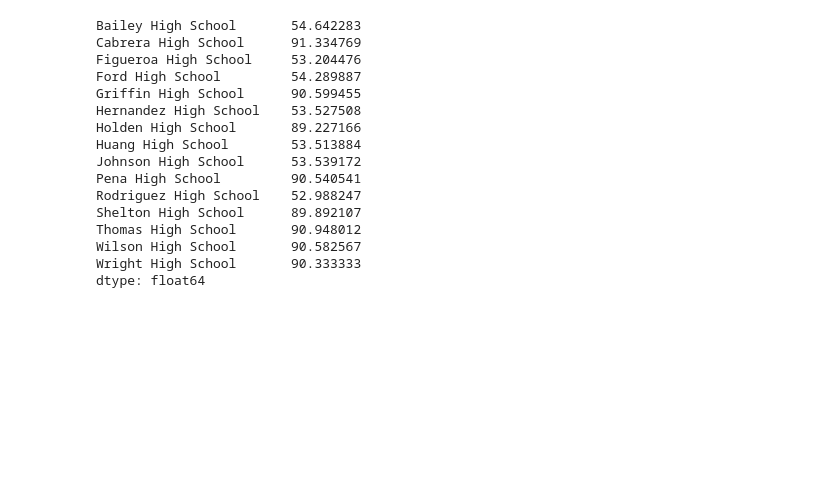
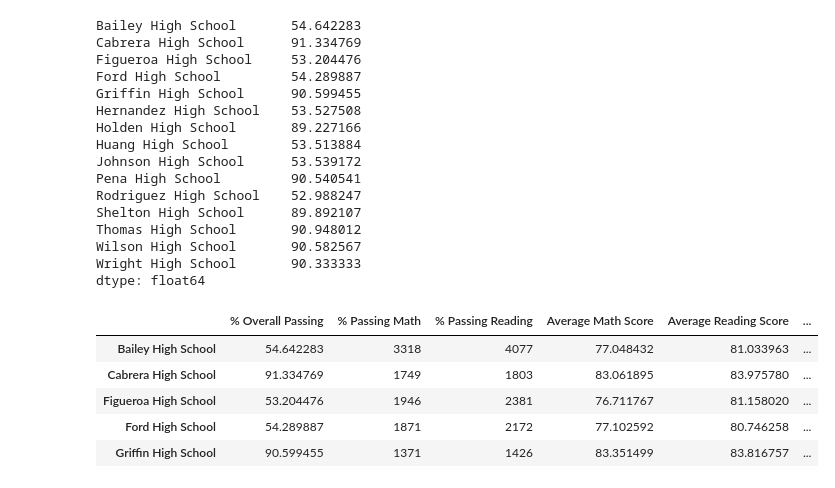
Before and after one commit to NishatSultana3538/School_District_Analysis, a Jupyter notebook: PyCitySchools.ipynb, the cells around one changed output. Drawn from its saved outputs; the diff is of its cells as text; code cells hidden in the pictures; blank space fills up the shorter version.

```diff
--- a/PyCitySchools.ipynb
+++ b/PyCitySchools.ipynb
@@ -990,3 +987,26 @@ Thomas High School       90.948012
 Wilson High School       90.582567
 Wright High School       90.333333
 dtype: float64
+# %%
+# 4.8.6 Create the School Summary DataFrame
+# Adding a list of values with keys to create a new DataFrame.
+
+per_school_summary_df = pd.DataFrame({
+             "School Type": per_school_types,
+             "Total Students": per_school_counts,
+             "Total School Budget": per_school_budget,
+             "Per Student Budget": per_school_capita,
+             "Average Math Score": per_school_math,
+           "Average Reading Score": per_school_reading,
+           "% Passing Math": per_school_passing_math,
+           "% Passing Reading": per_school_passing_reading,
+           "% Overall Passing": per_overall_passing_percentage})
+# %%
+per_school_summary_df.head()
+# %% [output]
+|  | % Overall Passing | % Passing Math | % Passing Reading | Average Math Score | Average Reading Score | ... |
+| Bailey High School | 54.642283 | 3318 | 4077 | 77.048432 | 81.033963 | ... |
+| Cabrera High School | 91.334769 | 1749 | 1803 | 83.061895 | 83.975780 | ... |
+| Figueroa High School | 53.204476 | 1946 | 2381 | 76.711767 | 81.158020 | ... |
+| Ford High School | 54.289887 | 1871 | 2172 | 77.102592 | 80.746258 | ... |
+| Griffin High School | 90.599455 | 1371 | 1426 | 83.351499 | 83.816757 | ... |
```
Also changed, not shown: parts of 6 cells of this notebook.
